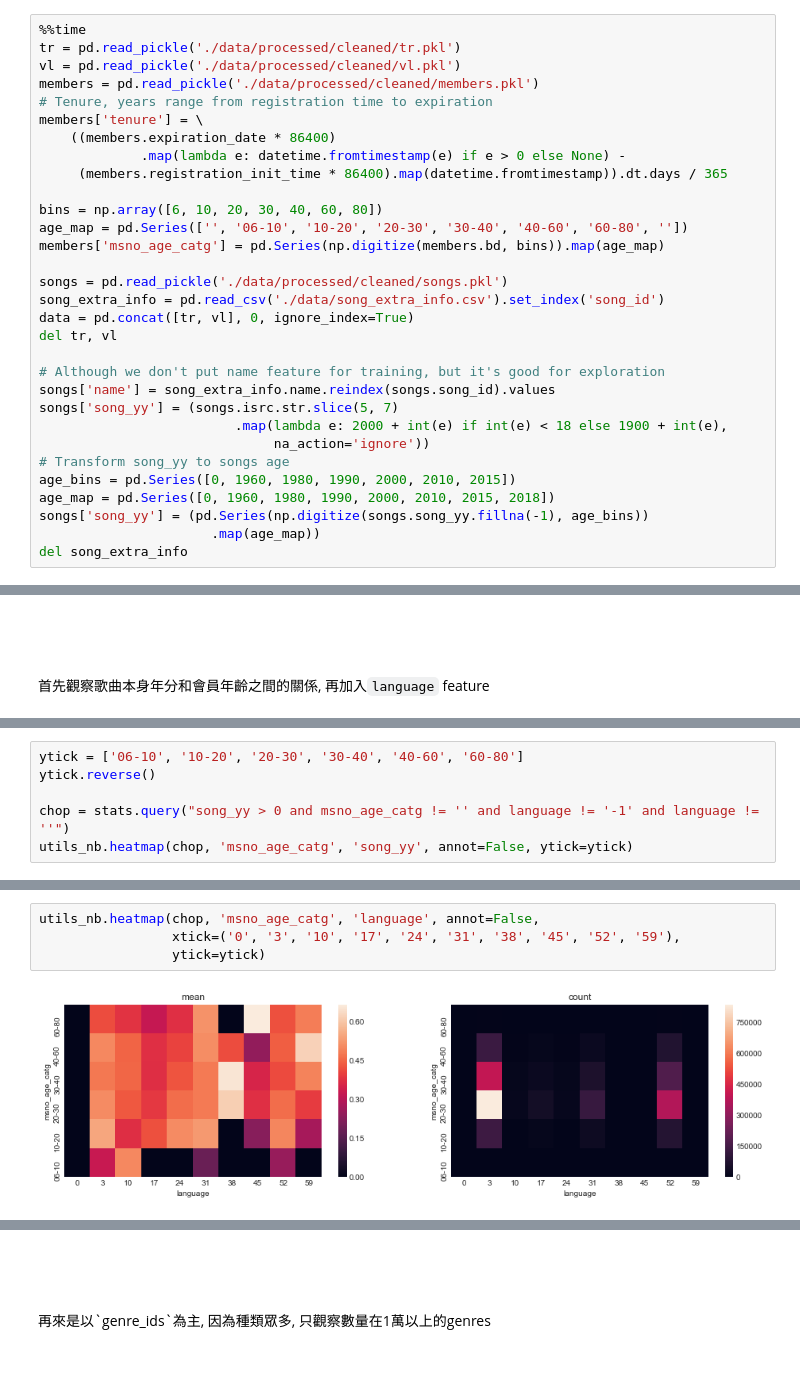
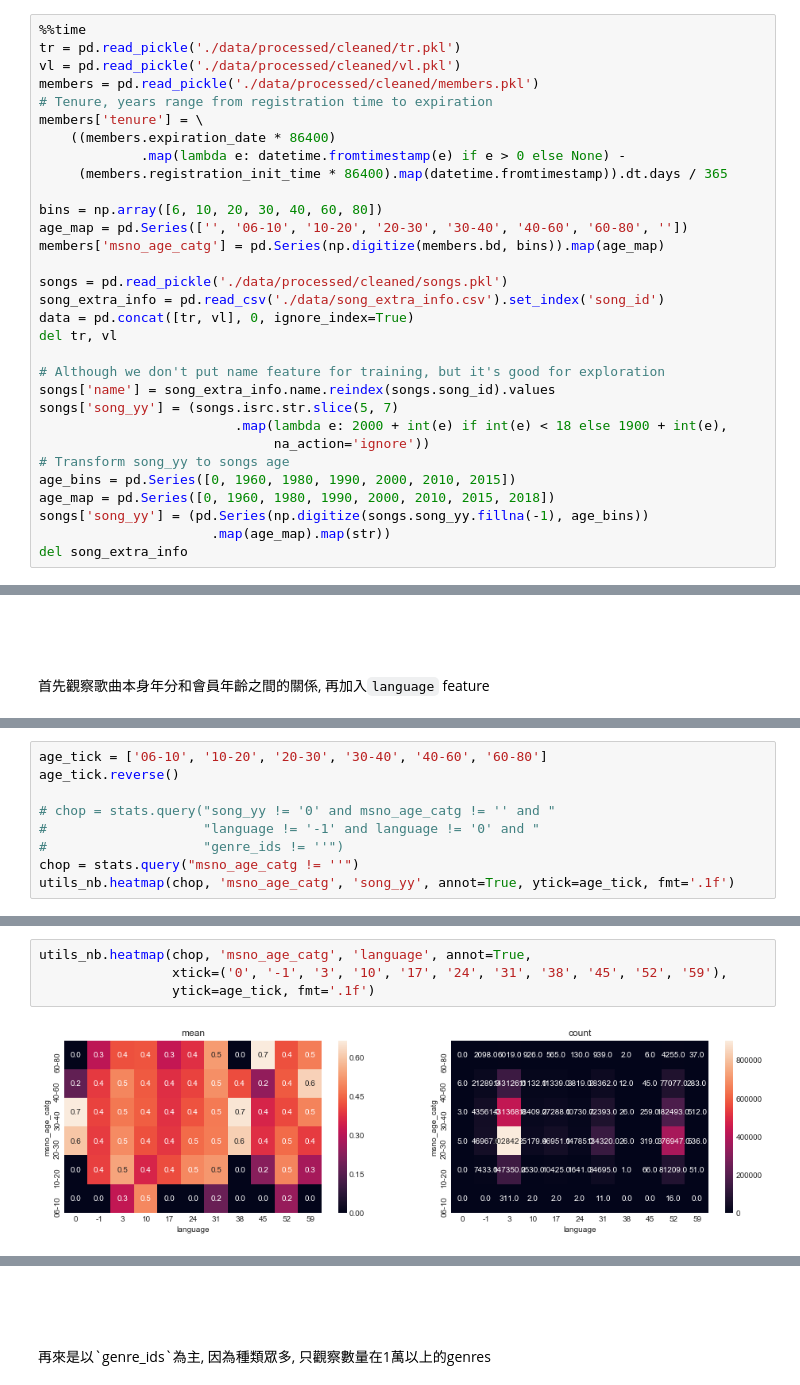
Before and after one commit to CloudMile/ml-specialized, a Jupyter notebook: kkbox/kkbox.ipynb, the cells around one changed output, grey strips where cells are left out. Cells and saved outputs as stored; diff of their text form.

```diff
--- a/kkbox/kkbox.ipynb
+++ b/kkbox/kkbox.ipynb
@@ -164,6 +157,6 @@ songs['song_yy'] = (songs.isrc.str.slice(5, 7)
 age_bins = pd.Series([0, 1960, 1980, 1990, 2000, 2010, 2015])
 age_map = pd.Series([0, 1960, 1980, 1990, 2000, 2010, 2015, 2018])
 songs['song_yy'] = (pd.Series(np.digitize(songs.song_yy.fillna(-1), age_bins))
-                      .map(age_map))
+                      .map(age_map).map(str))
 del song_extra_info
 # %% [output]
@@ -208,7 +201,10 @@ stats.head()
 # %%
-ytick = ['06-10', '10-20', '20-30', '30-40', '40-60', '60-80']
-ytick.reverse()
+age_tick = ['06-10', '10-20', '20-30', '30-40', '40-60', '60-80']
+age_tick.reverse()
 
-chop = stats.query("song_yy > 0 and msno_age_catg != '' and language != '-1' and language != ''")
-utils_nb.heatmap(chop, 'msno_age_catg', 'song_yy', annot=False, ytick=ytick)
+# chop = stats.query("song_yy != '0' and msno_age_catg != '' and "
+#                    "language != '-1' and language != '0' and "
+#                    "genre_ids != ''")
+chop = stats.query("msno_age_catg != ''")
+utils_nb.heatmap(chop, 'msno_age_catg', 'song_yy', annot=True, ytick=age_tick, fmt='.1f')
 # %% [output]
@@ -216,8 +212,8 @@ utils_nb.heatmap(chop, 'msno_age_catg', 'song_yy', annot=False, ytick=ytick)
 # %%
-utils_nb.heatmap(chop, 'msno_age_catg', 'language', annot=False,
-                 xtick=('0', '3', '10', '17', '24', '31', '38', '45', '52', '59'),
-                 ytick=ytick)
+utils_nb.heatmap(chop, 'msno_age_catg', 'language', annot=True,
+                 xtick=('0', '-1', '3', '10', '17', '24', '31', '38', '45', '52', '59'),
+                 ytick=age_tick, fmt='.1f')
 # %% [output]
-[figure, old version]
+[figure, new version]
 # %% [markdown]
 ### Observation
```
Also changed, not shown: parts of 16 cells of this notebook, 1 other file.
